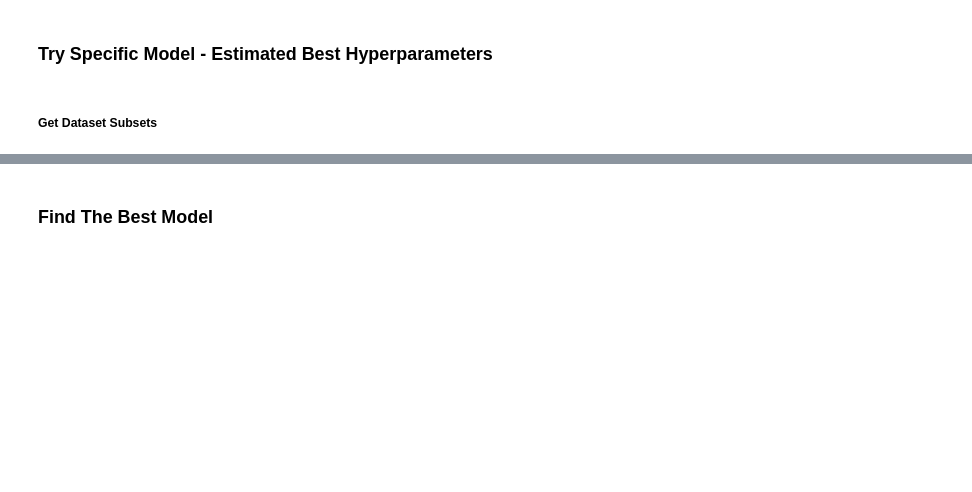
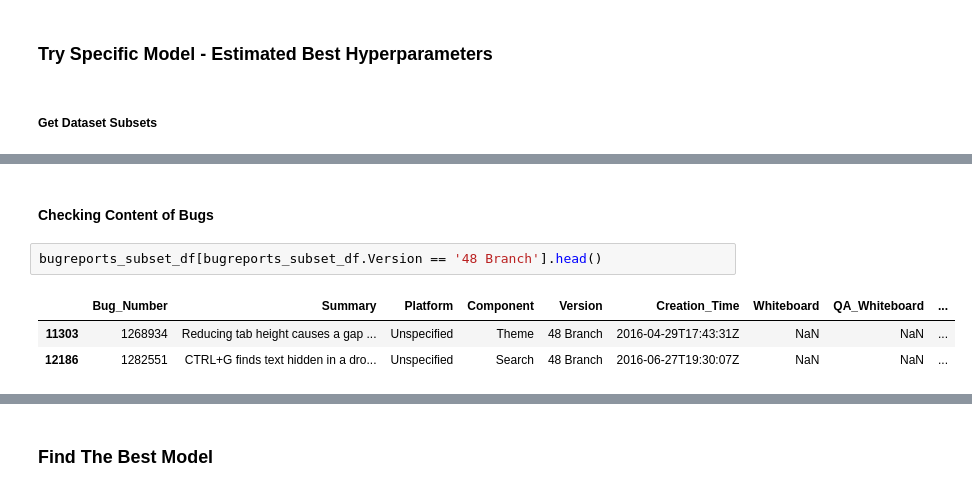
Before and after one commit to Pointpt/trace-link-recovery-study, a Jupyter notebook: notebooks/firefox/firefox-lsi-model.ipynb, the cells around one changed output, grey strips where cells are left out. Cells and saved outputs as stored; diff of their text form; blank space fills up the shorter version.

```diff
--- a/notebooks/firefox/firefox-lsi-model.ipynb
+++ b/notebooks/firefox/firefox-lsi-model.ipynb
@@ -484,0 +490,8 @@ TestCases Subset Shape: (100, 10)
+# %% [markdown]
+#### Checking Content of Bugs
+# %%
+bugreports_subset_df[bugreports_subset_df.Version == '48 Branch'].head()
+# %% [output]
+|  | Bug_Number | Summary | Platform | Component | Version | Creation_Time | Whiteboard | QA_Whiteboard | ... |
+| 11303 | 1268934 | Reducing tab height causes a gap ... | Unspecified | Theme | 48 Branch | 2016-04-29T17:43:31Z | NaN | NaN | ... |
+| 12186 | 1282551 | CTRL+G finds text hidden in a dro... | Unspecified | Search | 48 Branch | 2016-06-27T19:30:07Z | NaN | NaN | ... |
```
Also changed, not shown: parts of 4 cells of this notebook, 1 other file.
